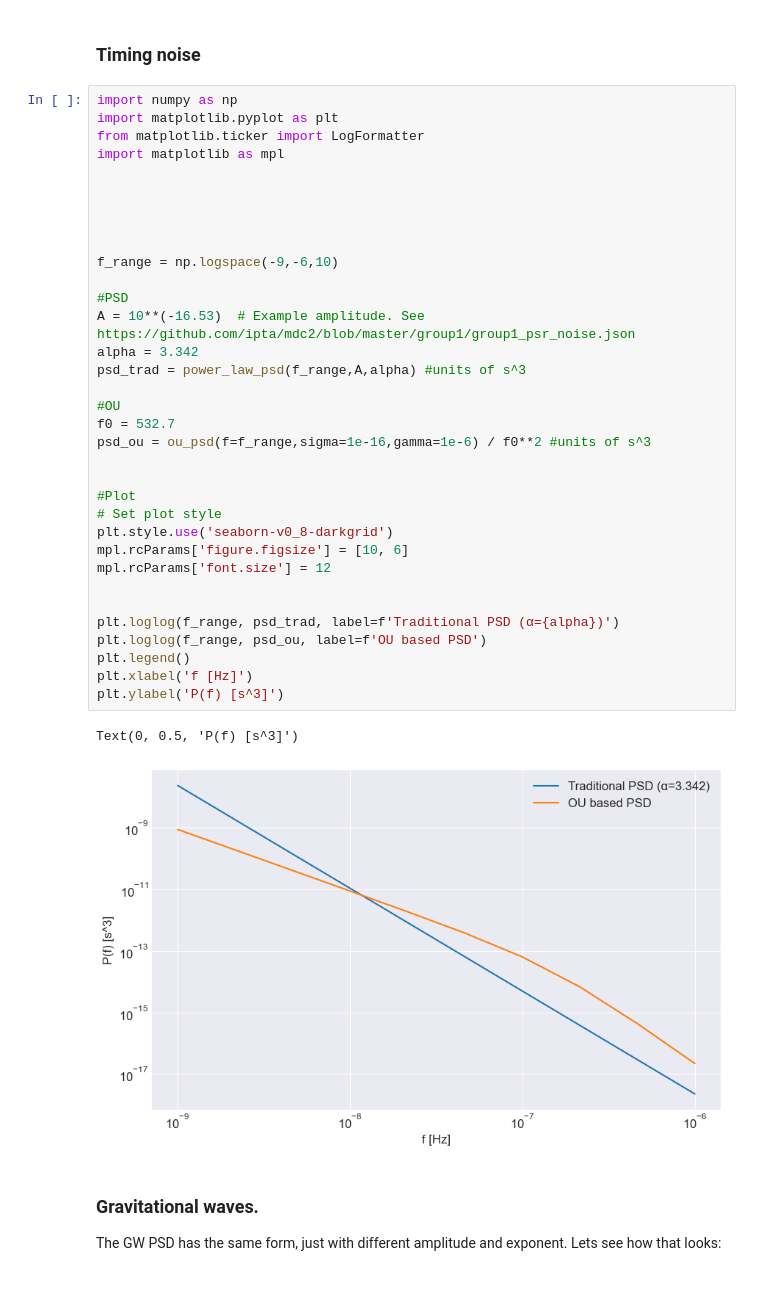
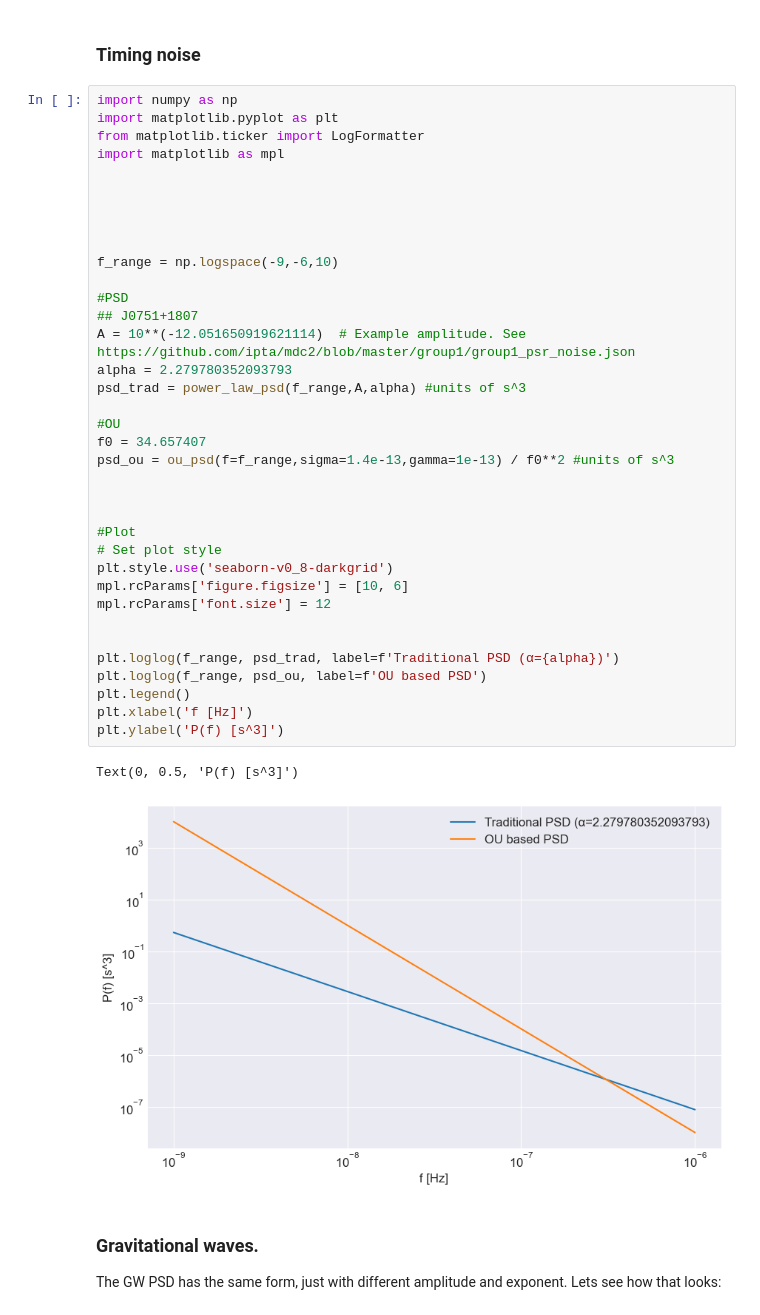
Before and after one commit to tomkimpson/Argus, a Jupyter notebook: notebooks/05.PSD_for_OU_process.ipynb, the cells around one changed output. Saved outputs shown, nothing was run; the diff lists cells and outputs as text; blank space fills up the shorter version.

```diff
--- a/notebooks/05.PSD_for_OU_process.ipynb
+++ b/notebooks/05.PSD_for_OU_process.ipynb
@@ -120,38 +120,40 @@ import numpy as np
 import matplotlib.pyplot as plt
 from matplotlib.ticker import LogFormatter
 import matplotlib as mpl
 
 
 
 
 
 f_range = np.logspace(-9,-6,10)
 
 #PSD
-A = 10**(-16.53)  # Example amplitude. See https://github.com/ipta/mdc2/blob/master/group1/group1_psr_noise.json
-alpha = 3.342
+## J0751+1807
+A = 10**(-12.051650919621114)  # Example amplitude. See https://github.com/ipta/mdc2/blob/master/group1/group1_psr_noise.json
+alpha = 2.279780352093793
 psd_trad = power_law_psd(f_range,A,alpha) #units of s^3
 
 #OU
-f0 = 532.7
-psd_ou = ou_psd(f=f_range,sigma=1e-16,gamma=1e-6) / f0**2 #units of s^3
+f0 = 34.657407
+psd_ou = ou_psd(f=f_range,sigma=1.4e-13,gamma=1e-13) / f0**2 #units of s^3
+
 
 
 #Plot
 # Set plot style
 plt.style.use('seaborn-v0_8-darkgrid')
 mpl.rcParams['figure.figsize'] = [10, 6]
 mpl.rcParams['font.size'] = 12
 
 
 plt.loglog(f_range, psd_trad, label=f'Traditional PSD (α={alpha})')
 plt.loglog(f_range, psd_ou, label=f'OU based PSD')
 plt.legend()
 plt.xlabel('f [Hz]')
 plt.ylabel('P(f) [s^3]')
 # %% [output]
 Text(0, 0.5, 'P(f) [s^3]')
-[figure, old version]
+[figure, new version]
 # %% [markdown]
 ### Gravitational waves.
 
```
Also changed, not shown: parts of 7 cells of this notebook, 1 other file.
